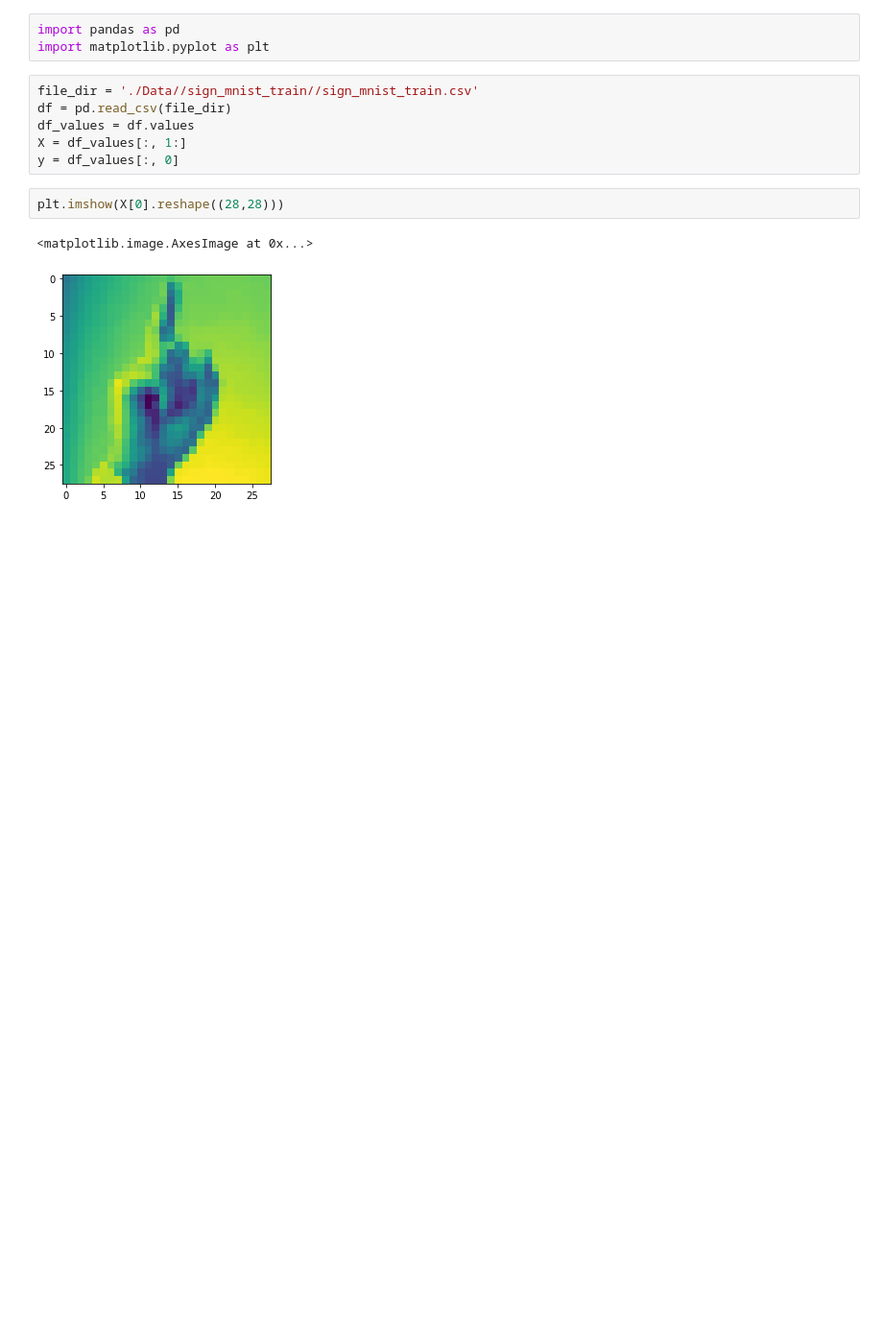
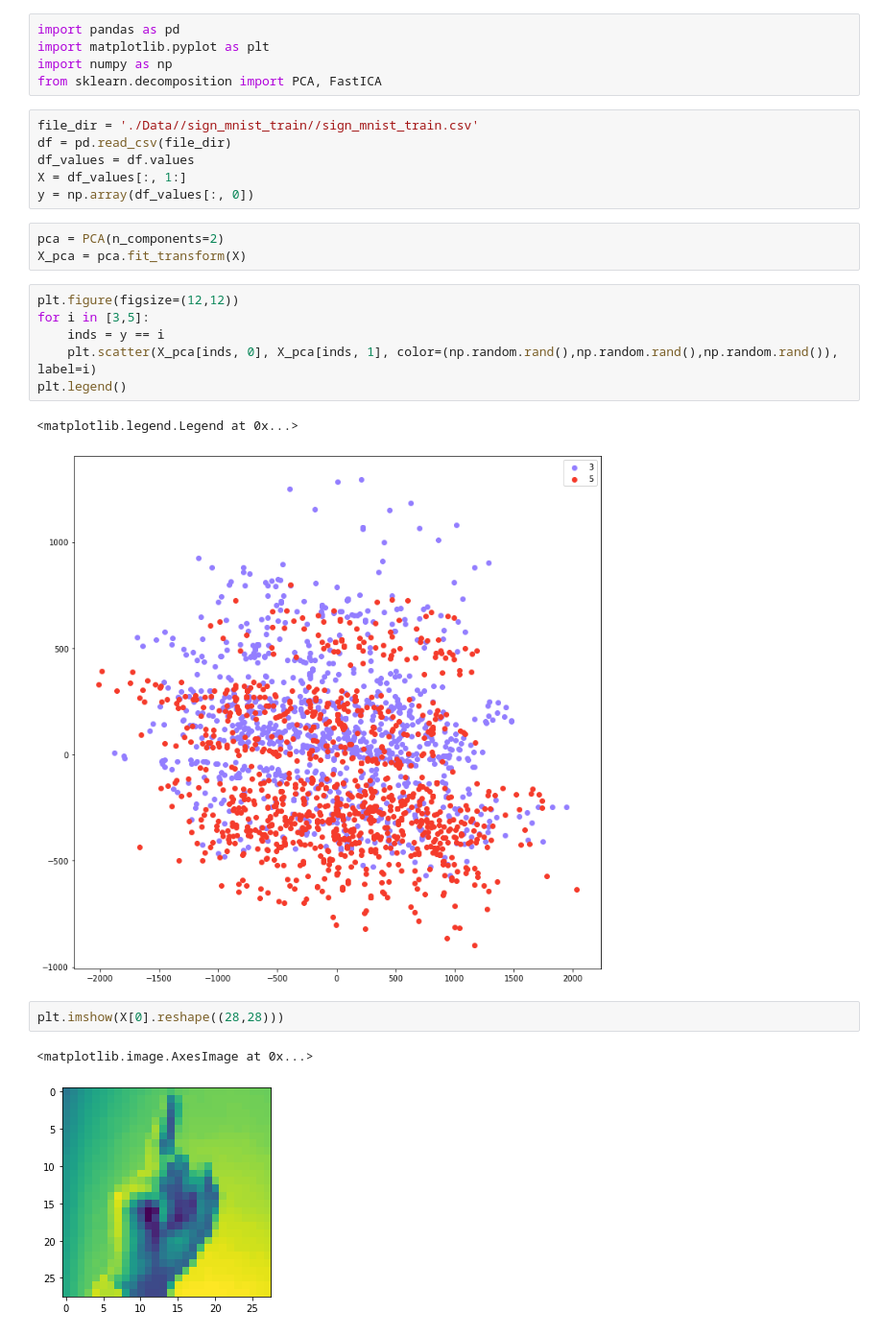
Before and after one commit to aaronh314/CS-4563-Project, a Jupyter notebook: explore.ipynb, the cells around one changed output. Shown at 96% size. Saved outputs shown, nothing was run; the diff lists cells and outputs as text; blank space fills up the shorter version.

```diff
--- a/explore.ipynb
+++ b/explore.ipynb
@@ -1,12 +1,26 @@
 # %%
 import pandas as pd
 import matplotlib.pyplot as plt
+import numpy as np
+from sklearn.decomposition import PCA, FastICA
 # %%
 file_dir = './Data//sign_mnist_train//sign_mnist_train.csv'
 df = pd.read_csv(file_dir)
 df_values = df.values
 X = df_values[:, 1:]
-y = df_values[:, 0]
+y = np.array(df_values[:, 0])
+# %%
+pca = PCA(n_components=2)
+X_pca = pca.fit_transform(X)
+# %%
+plt.figure(figsize=(12,12))
+for i in [3,5]:
+    inds = y == i
+    plt.scatter(X_pca[inds, 0], X_pca[inds, 1], color=(np.random.rand(),np.random.rand(),np.random.rand()), label=i)
+plt.legend()
+# %% [output]
+<matplotlib.legend.Legend at 0x...>
+[figure, added]
 # %%
 plt.imshow(X[0].reshape((28,28)))
 # %% [output]
```
Also changed, not shown: 43 other files.
